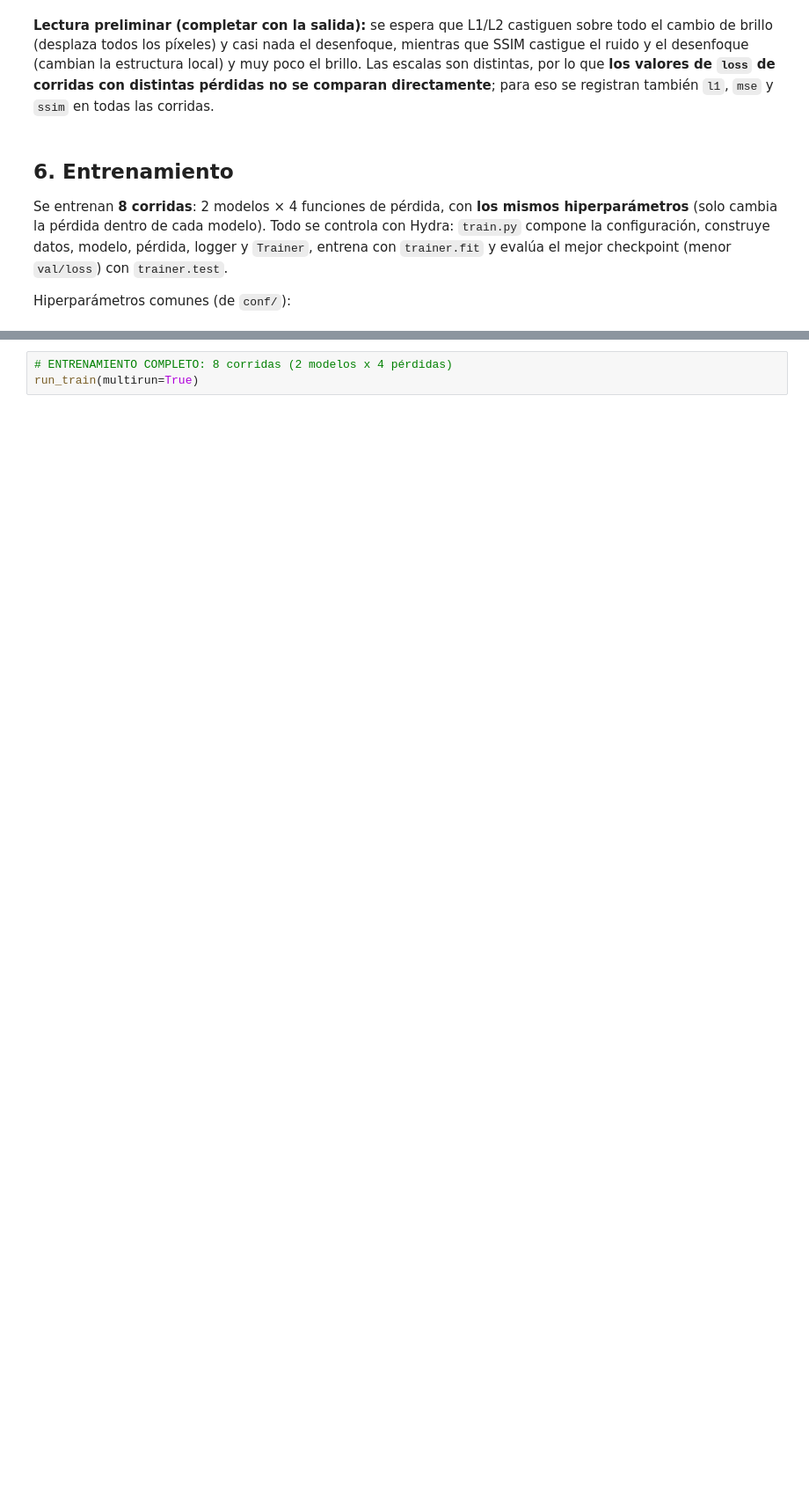
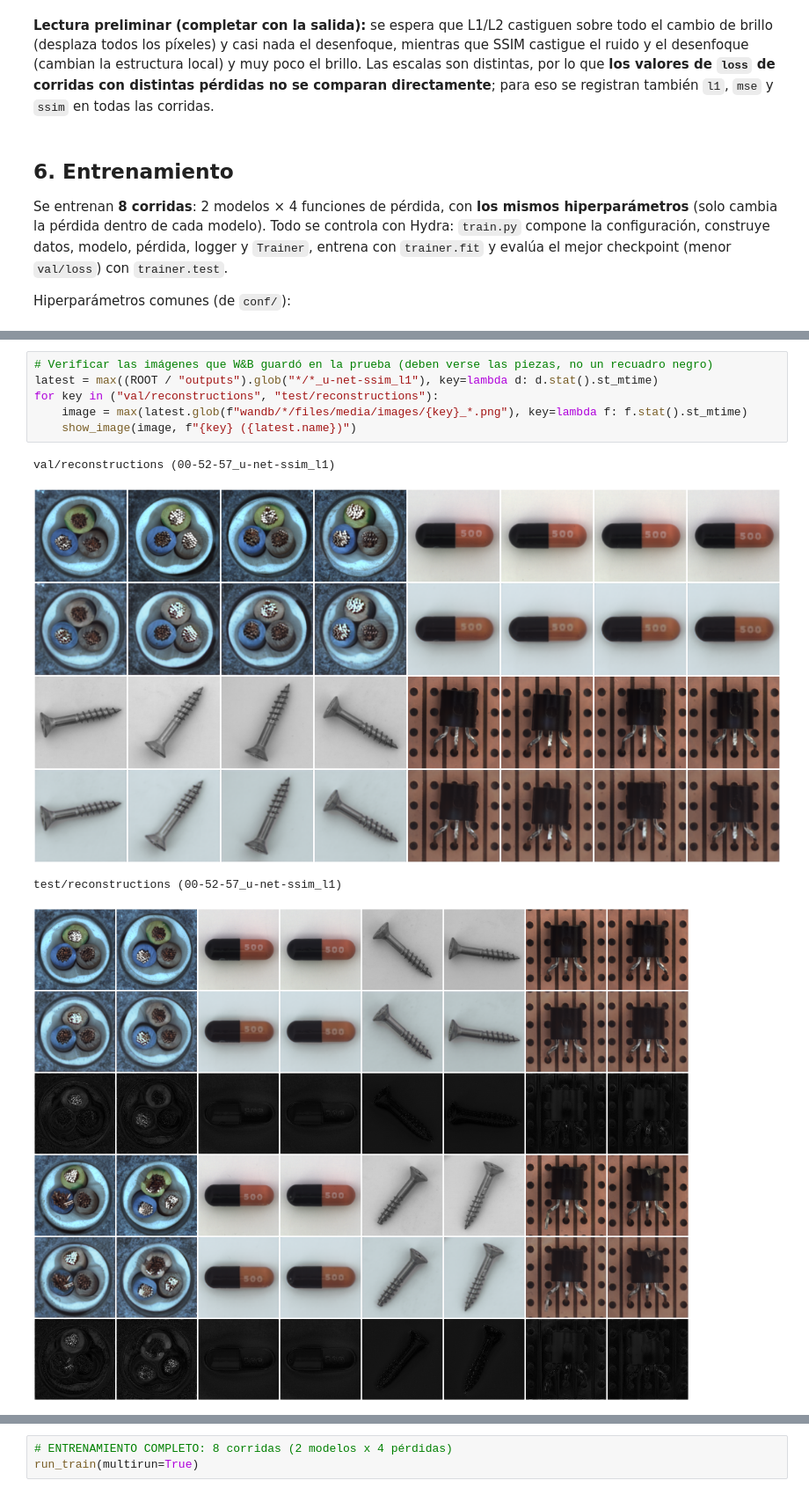
Before and after one commit to Chaco17/Autoencoder, a Jupyter notebook: notebooks/main.ipynb, the cells around one changed output, grey strips where cells are left out. Shown at 88% size. Cells and saved outputs as stored; diff of their text form; blank space fills up the shorter version.

```diff
--- a/notebooks/main.ipynb
+++ b/notebooks/main.ipynb
@@ -416,3 +667,14 @@ run_train("model=u-net", "loss=ssim_l1", "trainer.max_epochs=2", "logger.wandb.m
+# %%
+# Verificar las imágenes que W&B guardó en la prueba (deben verse las piezas, no un recuadro negro)
+latest = max((ROOT / "outputs").glob("*/*_u-net-ssim_l1"), key=lambda d: d.stat().st_mtime)
+for key in ("val/reconstructions", "test/reconstructions"):
+    image = max(latest.glob(f"wandb/*/files/media/images/{key}_*.png"), key=lambda f: f.stat().st_mtime)
+    show_image(image, f"{key} ({latest.name})")
+# %% [output]
+val/reconstructions (00-52-57_u-net-ssim_l1)
+[figure, added]
+test/reconstructions (00-52-57_u-net-ssim_l1)
+[figure, added]
 # %% [markdown]
 ### 6.2 Entrenamiento completo: 8 corridas con Hydra multirun
 `config.yaml` define el barrido en `hydra.sweeper.params`:
```
Also changed, not shown: parts of 20 cells of this notebook, 4 other files.
